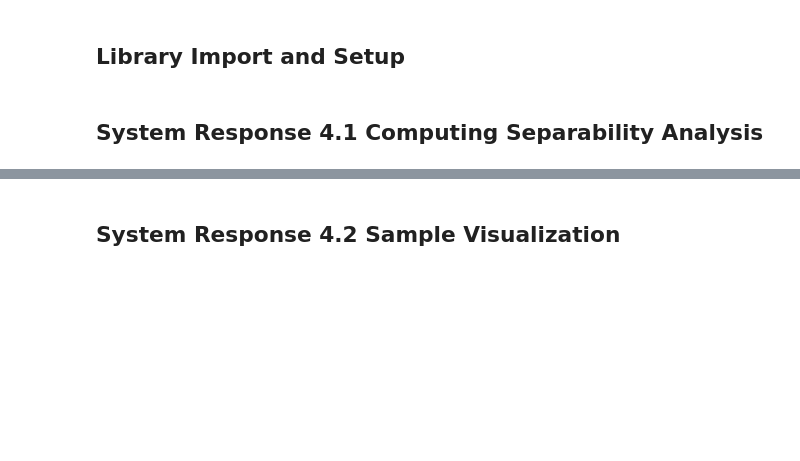
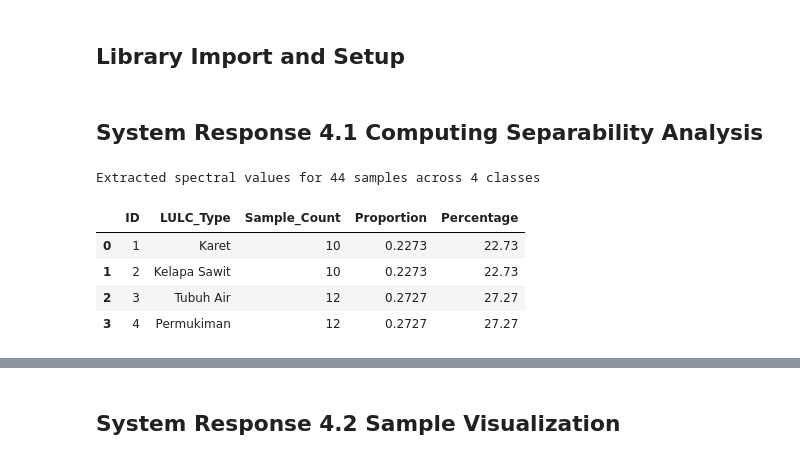
Before and after one commit to epistem-io/luma-stack, a Jupyter notebook: notebooks/Module_implementation.ipynb, the cells around one changed output, grey strips where cells are left out. Drawn from its saved outputs; the diff is of its cells as text; code cells hidden in the pictures; blank space fills up the shorter version.

```diff
--- a/notebooks/Module_implementation.ipynb
+++ b/notebooks/Module_implementation.ipynb
@@ -180,8 +180,9 @@ All geometries valid: True
 ### System Response 1.1: Area of Interest Definition
 # %%
 #Set the country and province for the AOI using GAUL admin boundaries
-aoi = get_aoi_from_gaul(country="Indonesia", province="Sumatera Selatan")
+#aoi = get_aoi_from_gaul(country="Indonesia", province="Sumatera Selatan")
 #Alternatively, used geemap_shp_to_ee to directly used shapefile in your local machine
+aoi = geemap.shp_to_ee('../data/area_of_interest.shp')
 # %%
 #alternatively, you can also select smaller AOI using regency data below
 import pandas as pd
@@ -225,10 +226,10 @@ optical_reflectance = Reflectance_Data()
 #Initialize the final image class for composite creation
 composite = final_Image() #NEW FEATURE ADDED HERE
 #define the start and end date for imagery collection
-start = '2017-01-01'
-end = '2017-12-31'
+start = '2025-01-01'
+end = '2025-12-31'
 #get the image collection and corresponding statistics
-landsat_data, meta = optical_reflectance.get_optical_data(aoi, start, end, optical_data='L8_SR',
+landsat_data, meta = optical_reflectance.get_optical_data(aoi, start, end, optical_data='L9_SR',
                                                            cloud_cover=40, compute_detailed_stats=False)
 #create mosaic between image collection, and clip based on AOI
 mosaic_landsat = composite.get_quality_mosaic(landsat_data, aoi, quality_band= 'NDVI', calculate_coverage=False) #REPLACE OLD CODE WITH THE NEW ONE HERE
@@ -265,6 +266,6 @@ Map.centerObject(aoi, 7)
 # %%
 #retive thermal bands from TOA
-thermal_bands, thermal_stats = optical_reflectance.get_thermal_bands(aoi, start, end, cloud_cover=40, compute_detailed_stats=False)
+thermal_bands, thermal_stats = optical_reflectance.get_thermal_bands(aoi, start, end, cloud_cover=40, thermal_data='L9_TOA', compute_detailed_stats=False)
 median_thermal = composite.get_temporal_composite(thermal_bands, aoi, reducer='Median') #REPLACE THE OLD CODE WITH THE NEW ONE
 thermal_vis = {'min': 286,'max': 300,'gammma': 0.4}
 #stacked all landsat bands and convert to float(making sure all data type are compatible)
@@ -658,23 +758,29 @@ from luma_ge.sample_data_quality import sample_quality, spectral_plotter
 # %% [markdown]
 ## System Response 4.1 Computing Separability Analysis
 # %%
-roi_path = '../data/Training_Sumsel_Data.shp'
-labeled_roi = geemap.shp_to_ee('../data/Training_Sumsel_Data.shp')
+labeled_roi = geemap.shp_to_ee('../data/training_points.shp')
 # labeled_roi = geemap.gdf_to_ee(TrainDataFinal)
 
 #Conduct the analysis
 analyzer = sample_quality(training_data=labeled_roi,
     image= stacked_landsat,
     class_property='ID',           # Column with numeric IDs (1, 2, 3, etc.)
     region= aoi,
-    class_name_property='LC_Name'          # Column with names ('Forest', 'Urban', 'Water', etc.)
+    class_name_property='LULC_Type'          # Column with names ('Forest', 'Urban', 'Water', etc.)
 )
 # Extract spectral values
 pixel_extract = analyzer.extract_spectral_values(scale=100, max_pixels_per_class=5000)
 samples_statistic = analyzer.sample_stats()
 sample_df = analyzer.get_sample_stats_df()
 display(sample_df)
 #Sample statistic
+# %% [output]
+Extracted spectral values for 44 samples across 4 classes
+|  | ID | LULC_Type | Sample_Count | Proportion | Percentage |
+| 0 | 1 | Karet | 10 | 0.2273 | 22.73 |
+| 1 | 2 | Kelapa Sawit | 10 | 0.2273 | 22.73 |
+| 2 | 3 | Tubuh Air | 12 | 0.2727 | 27.27 |
+| 3 | 4 | Permukiman | 12 | 0.2727 | 27.27 |
 # %%
 #Sample statistic (pixel value extracted from the imagery)
 pixel_stats = analyzer.sample_pixel_stats(pixel_extract)
```
Also changed, not shown: parts of 24 cells of this notebook.
